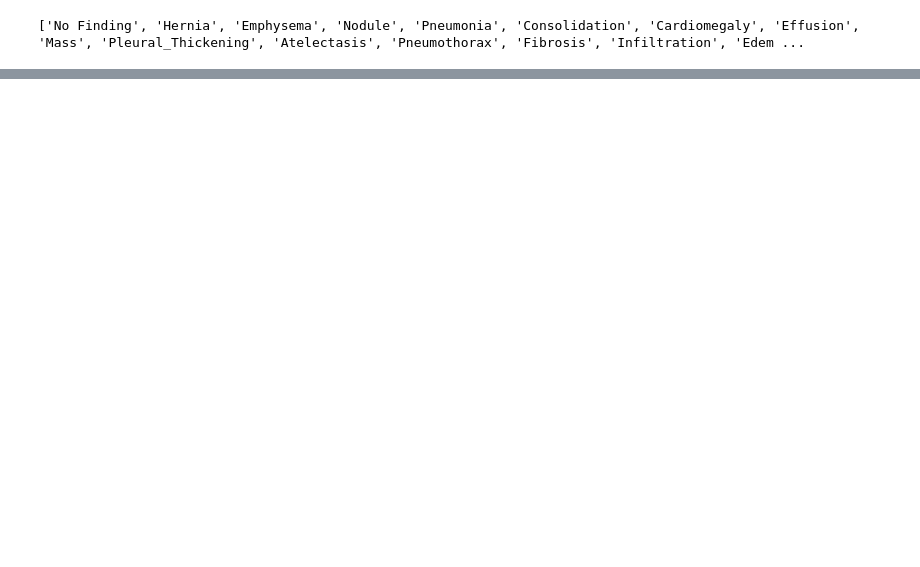
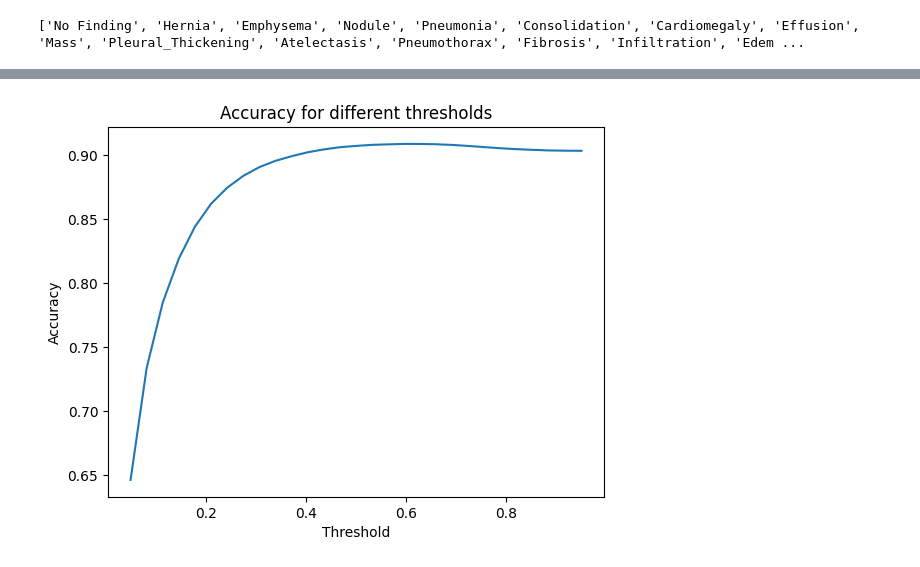
Before and after one commit to bmariuszb/NIH-chestX-ray, a Jupyter notebook: VGG16_metrics.ipynb, the cells around one changed output, grey strips where cells are left out. Cells and saved outputs as stored; diff of their text form; code cells hidden in the pictures; blank space fills up the shorter version.

```diff
--- a/VGG16_metrics.ipynb
+++ b/VGG16_metrics.ipynb
@@ -69,13 +69,8 @@ test_loader = test_ds.dataloader()\
                  .shuffle(False)\
                  .pytorch(num_workers = num_workers, decode_method={'images': 'pil'})
 # %%
-model = models.vgg16(weights=models.VGG16_Weights.IMAGENET1K_V1)
+model = models.vgg16()
 model.features[0] = nn.Conv2d(1, 64, kernel_size=(7, 7), stride=(2, 2), padding=(3, 3), bias=False)
-
-for i, layer in enumerate(model.features):
-    if i % 2 == 0:
-        for param in layer.parameters():
-            param.requires_grad = False
 
 num_labels = 15
 in_features = model.classifier[6].in_features
@@ -198,0 +156,3 @@ tensor([[0.6375, 0.5012, 0.5061,  ..., 0.5130, 0.5428, 0.5011],
+# %%
+all_preds = all_preds.cpu()
+print(all_preds)
@@ -198,0 +173,3 @@ tensor([[0.6375, 0.5012, 0.5061,  ..., 0.5130, 0.5428, 0.5011],
+# %%
+all_labels = all_labels.cpu()
+print(all_labels)
@@ -199 +184,16 @@ tensor([[0.6375, 0.5012, 0.5061,  ..., 0.5130, 0.5428, 0.5011],
+# %%
+def accuracy_multi(preds, targs, thresh=0.5):
+    preds = (preds > thresh).float()
+    return (preds == targs).float().mean()
+# %%
+thresholds = torch.linspace(0.05, 0.95, 29).cpu().numpy()
+accuracies = [accuracy_multi(all_preds, all_labels, thresh=i).cpu().numpy() for i in thresholds]
+
+plt.plot(thresholds, accuracies)
+plt.xlabel("Threshold")
+plt.ylabel("Accuracy")
+plt.title("Accuracy for different thresholds")
+plt.show()
+# %% [output]
+[figure, added]
 # %%
```
Also changed, not shown: parts of 29 cells of this notebook.
